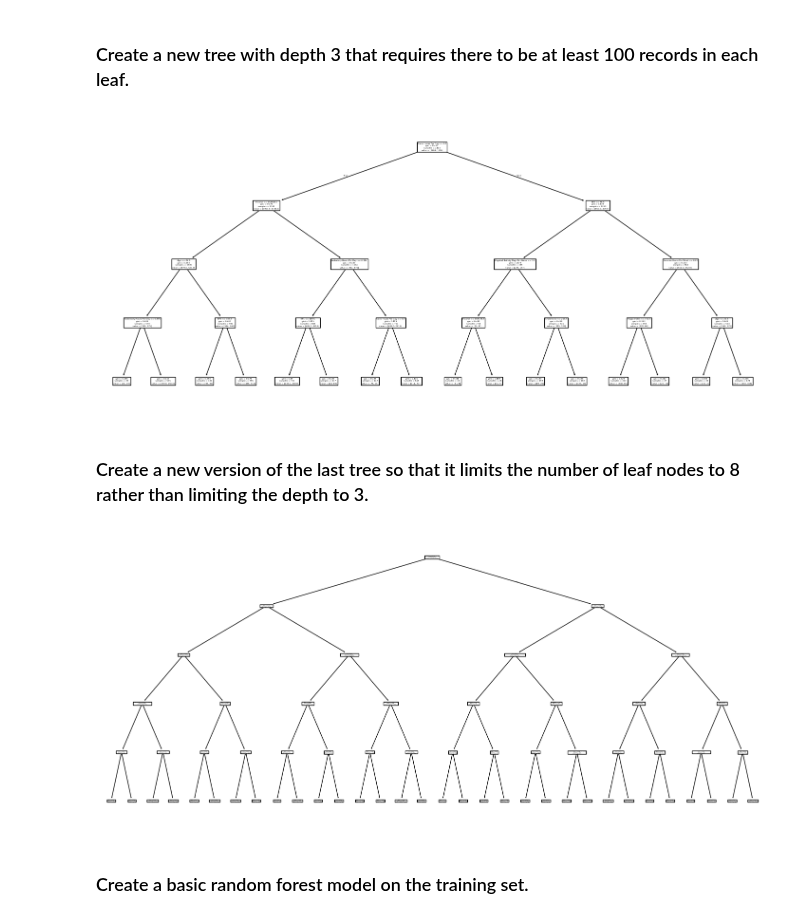
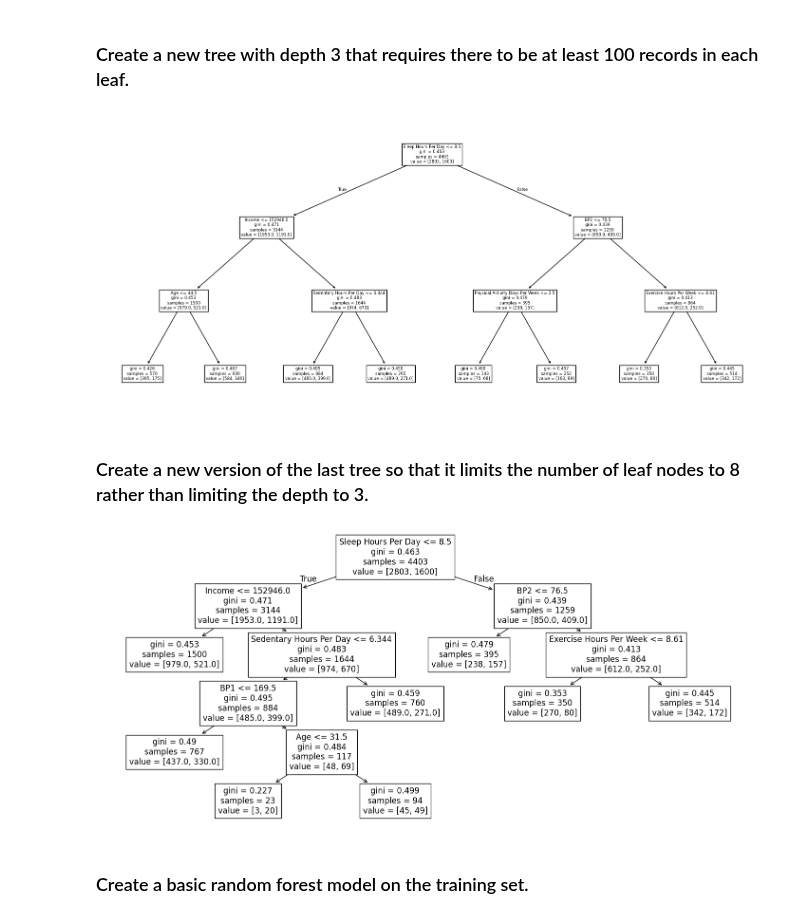
Before and after one commit to Alakazam992/code_2600, a Jupyter notebook: mod08_rf.ipynb, the cells around one changed output. Cells and saved outputs as stored; diff of their text form; code cells hidden in the pictures.

```diff
--- a/mod08_rf.ipynb
+++ b/mod08_rf.ipynb
@@ -166,7 +166,7 @@ plot_tree(tree3,
 # %% [markdown]
 ### Create a new tree with depth 3 that requires there to be at least 100 records in each leaf.
 # %%
-tree4 = DTC(max_depth=4)
+tree4 = DTC(max_depth=3, min_samples_leaf=100)
 tree4.fit(X_train, y_train)
 
 ax = subplots(figsize=(18,8))[1]
@@ -174,19 +174,19 @@ plot_tree(tree4,
           feature_names=feature_names,
           ax=ax);
 # %% [output]
-[figure, old version]
+[figure, new version]
 # %% [markdown]
 ### Create a new version of the last tree so that it limits the number of leaf nodes to 8 rather than limiting the depth to 3.
 # %%
-tree5 = DTC(max_depth=5)
+tree5 = DTC(max_leaf_nodes=8)
 tree5.fit(X_train, y_train)
 
 ax = subplots(figsize=(18,8))[1]
 plot_tree(tree5,
           feature_names=feature_names,
           ax=ax);
 # %% [output]
-[figure, old version]
+[figure, new version]
 # %% [markdown]
 ### Create a basic random forest model on the training set.
 # %%
```
Also changed, not shown: parts of 1 cell of this notebook.
